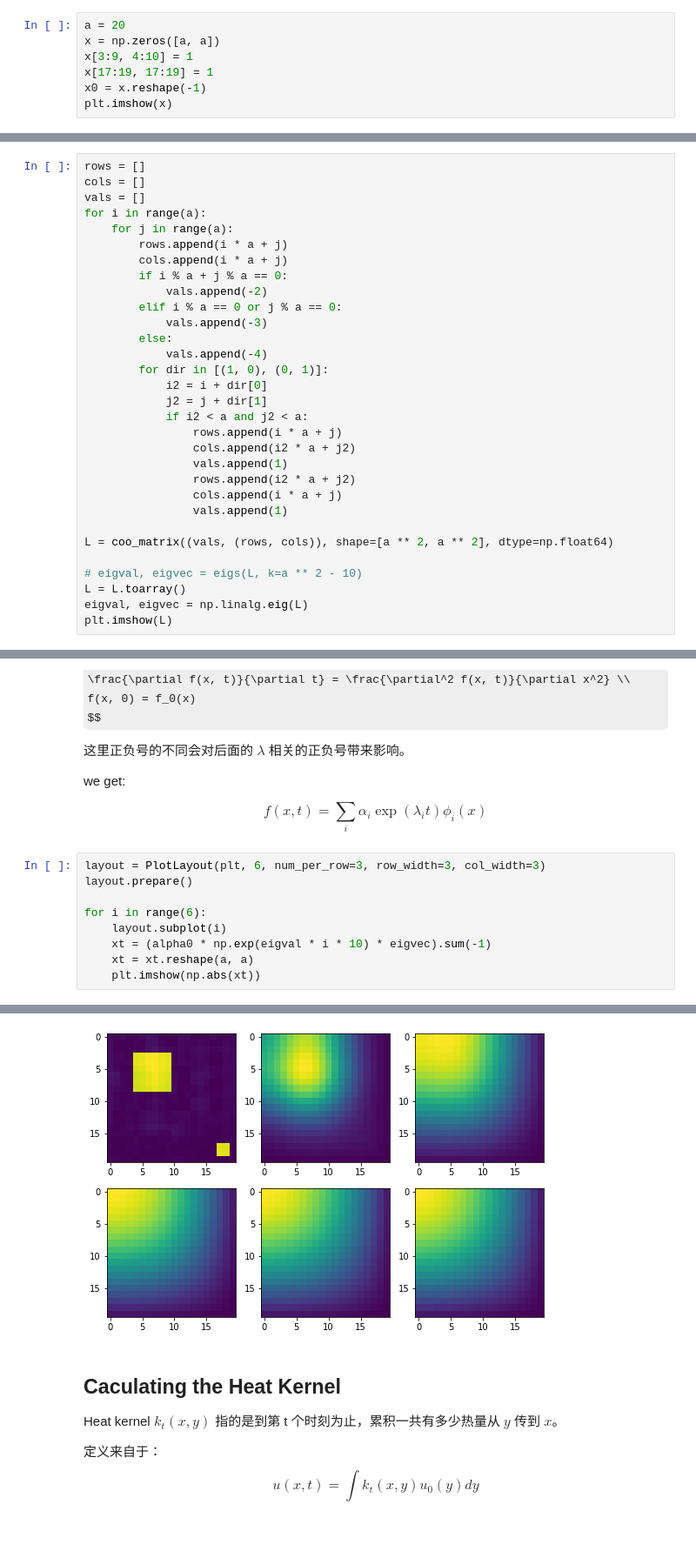
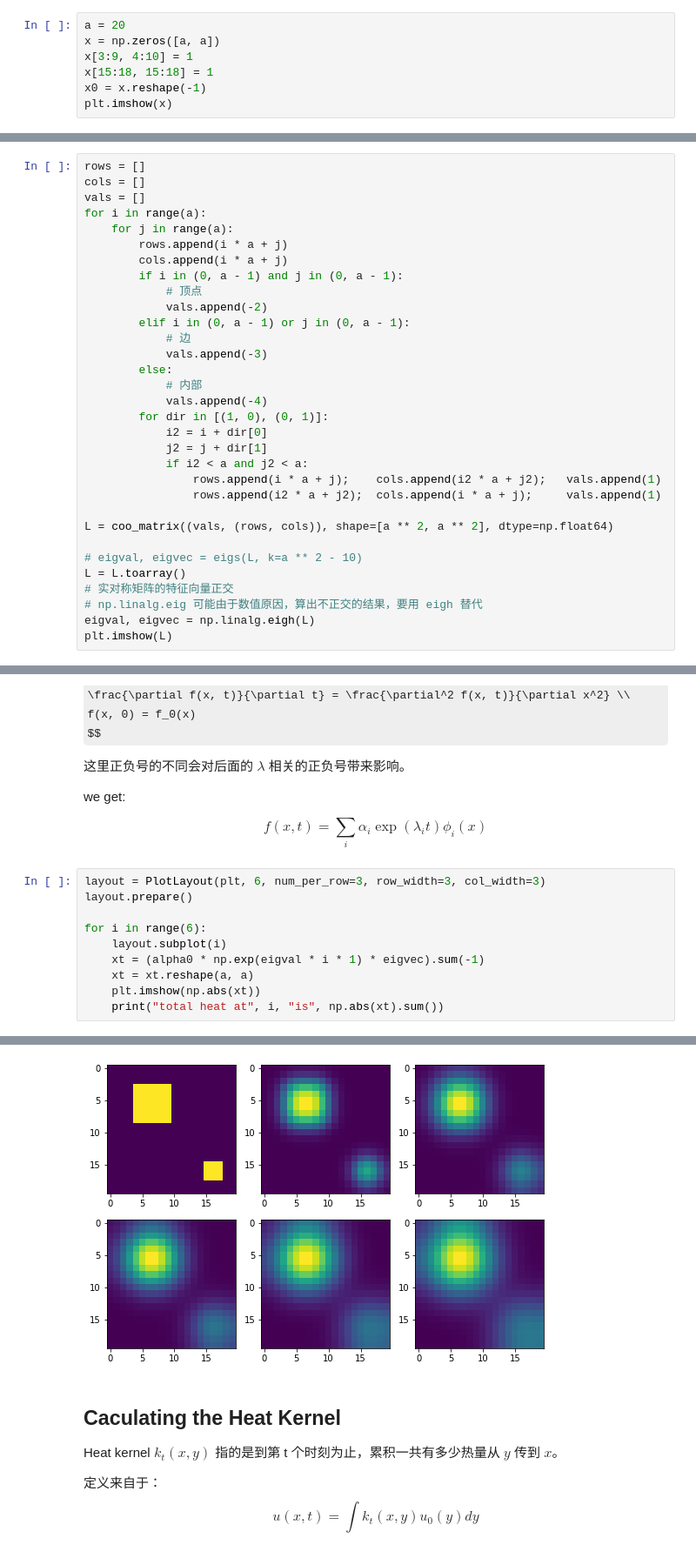
Before and after one commit to dugu9sword/mlvis, a Jupyter notebook: heat_kernel_signature.ipynb, the cells around one changed output, grey strips where cells are left out. Shown: that part at 87% size. Cells and saved outputs as stored; diff of their text form; some formulas as TeX source.

```diff
--- a/heat_kernel_signature.ipynb
+++ b/heat_kernel_signature.ipynb
@@ -7,7 +7,7 @@ from plotutil import PlotLayout
 a = 20
 x = np.zeros([a, a])
 x[3:9, 4:10] = 1
-x[17:19, 17:19] = 1
+x[15:18, 15:18] = 1
 x0 = x.reshape(-1)
 plt.imshow(x)
 # %% [output]
@@ -29,28 +29,29 @@ for i in range(a):
     for j in range(a):
         rows.append(i * a + j)
         cols.append(i * a + j)
-        if i % a + j % a == 0:
+        if i in (0, a - 1) and j in (0, a - 1):
+            # 顶点
             vals.append(-2)
-        elif i % a == 0 or j % a == 0:
+        elif i in (0, a - 1) or j in (0, a - 1):
+            # 边
             vals.append(-3)
         else:
+            # 内部
             vals.append(-4)
         for dir in [(1, 0), (0, 1)]:
             i2 = i + dir[0]
             j2 = j + dir[1]
             if i2 < a and j2 < a:
-                rows.append(i * a + j)
-                cols.append(i2 * a + j2)
-                vals.append(1)
-                rows.append(i2 * a + j2)
-                cols.append(i * a + j)
-                vals.append(1)
+                rows.append(i * a + j);    cols.append(i2 * a + j2);   vals.append(1)
+                rows.append(i2 * a + j2);  cols.append(i * a + j);     vals.append(1)
 
 L = coo_matrix((vals, (rows, cols)), shape=[a ** 2, a ** 2], dtype=np.float64)
 
 # eigval, eigvec = eigs(L, k=a ** 2 - 10)
 L = L.toarray()
-eigval, eigvec = np.linalg.eig(L)
+# 实对称矩阵的特征向量正交
+# np.linalg.eig 可能由于数值原因，算出不正交的结果，要用 eigh 替代
+eigval, eigvec = np.linalg.eigh(L)
 plt.imshow(L)
 # %% [output]
 <matplotlib.image.AxesImage at 0x...>
@@ -95,8 +96,9 @@ layout.prepare()
 
 for i in range(6):
     layout.subplot(i)
-    xt = (alpha0 * np.exp(eigval * i * 10) * eigvec).sum(-1)
+    xt = (alpha0 * np.exp(eigval * i * 1) * eigvec).sum(-1)
     xt = xt.reshape(a, a)
     plt.imshow(np.abs(xt))
+    print("total heat at", i, "is", np.abs(xt).sum())
 # %% [output]
 allocating 2 rows x 3 cols for 6 subplots.
@@ -103,4 +111,4 @@ allocating 2 rows x 3 cols for 6 subplots.
-[figure, old version]
+[figure, new version]
 # %% [markdown]
 ## Caculating the Heat Kernel
 
```
Also changed, not shown: parts of 3 cells of this notebook.
